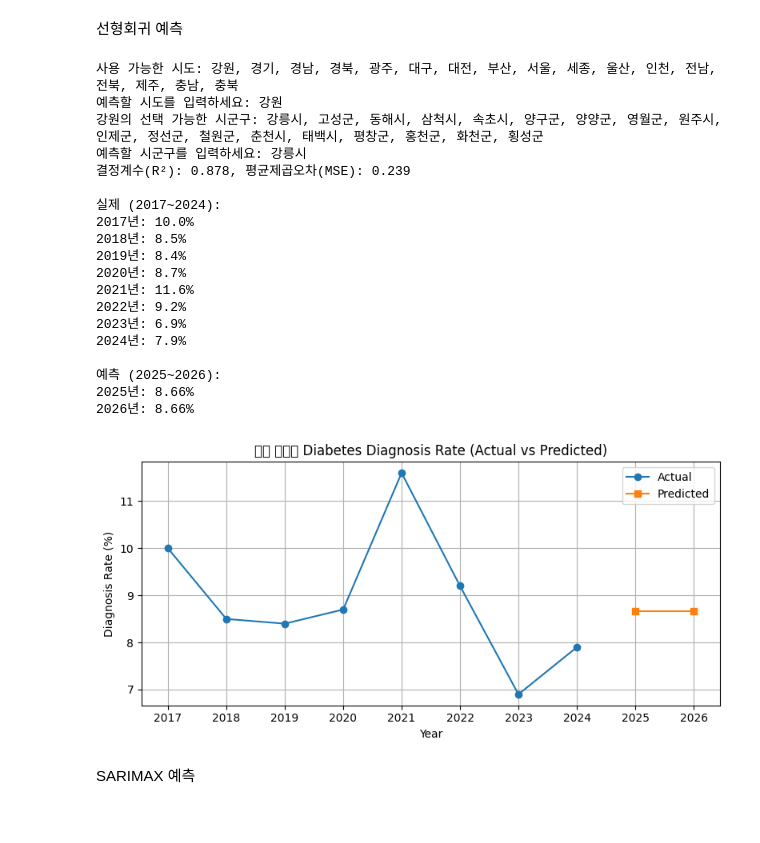
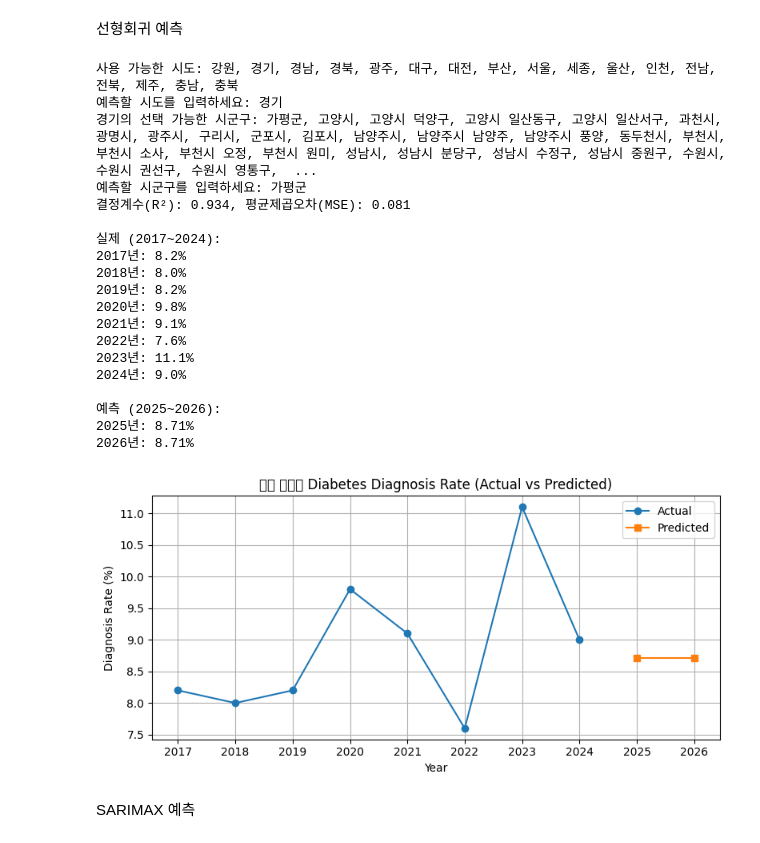
Before and after one commit to SJG0510/ML-Project, a Jupyter notebook: TEST.ipynb, the cells around one changed output. Saved outputs shown, nothing was run; the diff lists cells and outputs as text; code cells hidden in the pictures.

```diff
--- a/TEST.ipynb
+++ b/TEST.ipynb
@@ -15,7 +15,7 @@ import warnings
 warnings.filterwarnings('ignore', category=UserWarning)
 
 # GitHub에서 CSV 파일을 로드할 기본 URL 설정
-BASE_URL = "https://raw.githubusercontent.com/SJG0510/Private-Project-Practice/data/"
+BASE_URL = "https://raw.githubusercontent.com/SJG0510/ML-Project/data/"
 
 # 건강 지표별 CSV 파일명 매핑 (컬럼명: 파일명)
 FILES = {
@@ -141,48 +141,48 @@ if __name__ == '__main__':
     if df_reg.empty:
         print("해당 지역의 데이터가 없습니다.")
         exit(1)
 
     # 5. 모델 학습 및 평가
     model = train_model(df_reg)
 
     # 6. 최신 연도 특성값 추출
     last_row = df_reg[df_reg['year'] == df_reg['year'].max()][FEATURE_COLS]
 
     # 7. 2025~2026년 예측 수행
     future_years = [2025, 2026]
     preds = predict_future(model, last_row, future_years)
 
     # 8. 실제 및 예측 결과 출력 (한글)
     print("\n실제 (2017~2024):")
     for y, v in zip(df_reg['year'], df_reg[TARGET_COL]):
         print(f"{y}년: {v}%")
     print("\n예측 (2025~2026):")
     for y, v in preds.items():
         print(f"{y}년: {v}%")
 
     # 9. 그래프로 시각화 (영어 레이블)
     visualize(df_reg, preds, f"{province} {district}")
 # %% [output]
 사용 가능한 시도: 강원, 경기, 경남, 경북, 광주, 대구, 대전, 부산, 서울, 세종, 울산, 인천, 전남, 전북, 제주, 충남, 충북
-예측할 시도를 입력하세요: 강원
-강원의 선택 가능한 시군구: 강릉시, 고성군, 동해시, 삼척시, 속초시, 양구군, 양양군, 영월군, 원주시, 인제군, 정선군, 철원군, 춘천시, 태백시, 평창군, 홍천군, 화천군, 횡성군
-예측할 시군구를 입력하세요: 강릉시
-결정계수(R²): 0.878, 평균제곱오차(MSE): 0.239
+예측할 시도를 입력하세요: 경기
+경기의 선택 가능한 시군구: 가평군, 고양시, 고양시 덕양구, 고양시 일산동구, 고양시 일산서구, 과천시, 광명시, 광주시, 구리시, 군포시, 김포시, 남양주시, 남양주시 남양주, 남양주시 풍양, 동두천시, 부천시, 부천시 소사, 부천시 오정, 부천시 원미, 성남시, 성남시 분당구, 성남시 수정구, 성남시 중원구, 수원시, 수원시 권선구, 수원시 영통구,  ...
+예측할 시군구를 입력하세요: 가평군
+결정계수(R²): 0.934, 평균제곱오차(MSE): 0.081
 
 실제 (2017~2024):
-2017년: 10.0%
-2018년: 8.5%
-2019년: 8.4%
-2020년: 8.7%
-2021년: 11.6%
-2022년: 9.2%
-2023년: 6.9%
-2024년: 7.9%
+2017년: 8.2%
+2018년: 8.0%
+2019년: 8.2%
+2020년: 9.8%
+2021년: 9.1%
+2022년: 7.6%
+2023년: 11.1%
+2024년: 9.0%
 
 예측 (2025~2026):
-2025년: 8.66%
-2026년: 8.66%
+2025년: 8.71%
+2026년: 8.71%
-[figure, old version]
+[figure, new version]
 # %% [markdown]
 SARIMAX 예측
 # %%
```
Also changed, not shown: parts of 1 cell of this notebook.
